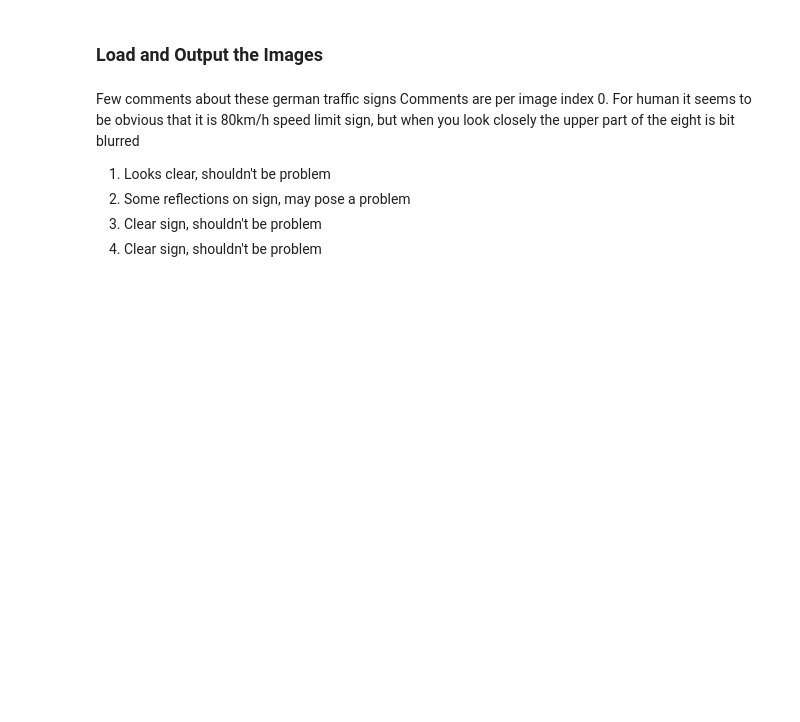
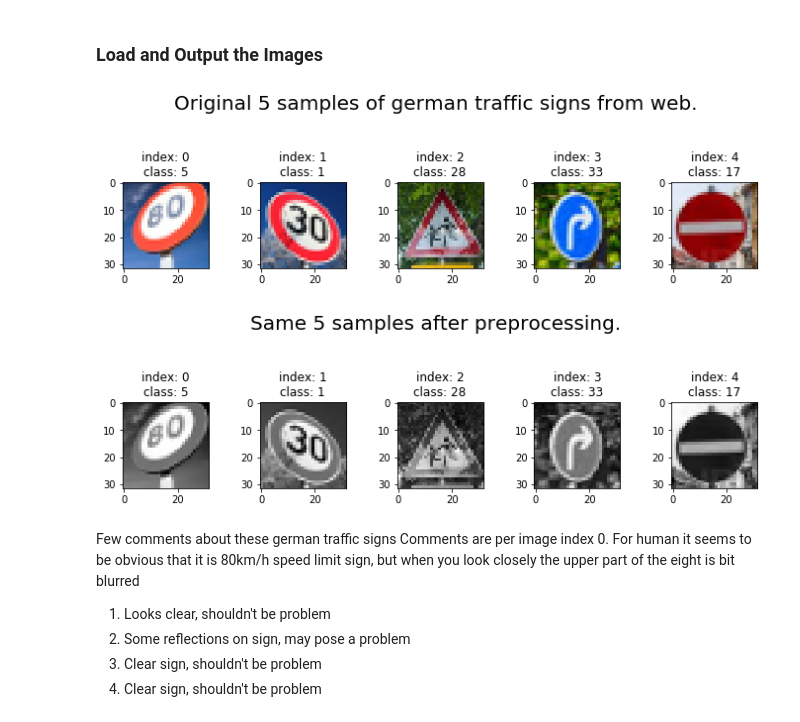
Before and after one commit to llahti/CarND-Traffic-Sign-Classifier-Project, a Jupyter notebook: Traffic_Sign_Classifier.ipynb, the cells around one changed output. Drawn from its saved outputs; the diff is of its cells as text; code cells hidden in the pictures; blank space fills up the shorter version.

```diff
--- a/Traffic_Sign_Classifier.ipynb
+++ b/Traffic_Sign_Classifier.ipynb
@@ -767,34 +891,39 @@ with open('signnames.csv', newline='') as csvfile:
 ### Load and Output the Images
 # %%
 # Load the images and plot them here.
-# Feel free to use as many code cells as needed.
-# import tensorflow as tf
+import tensorflow as tf
 
 import os, fnmatch
 from scipy import misc
 import numpy as np
 
 test_img_path = "./test_images/" # Test images are stored here
 
-X_test_images = []
-y_test_images = []
+X_test_images, y_test_images = [], []
 # Load image filenames and ClassIds from CSV file
 with open(test_img_path + "test_images.csv", newline='') as csvfile:
     headers = next(csvfile, None)
     for row in csv.reader(csvfile, delimiter=','):
         #sign_names[int(row['ClassId'])] = row['SignName']
         img = misc.imread(test_img_path + row[0])
         shape = img.shape
         # Ensure that image has correct shape
         assert(shape == (32, 32, 3)), "Shape of image file {} is {}, but (32, 32, 3) was expected".format(row[0], shape)
         X_test_images.append(img)
         y_test_images.append(row[1])
     X_test_images = np.array(X_test_images)
     y_test_images = np.array(y_test_images)
 
 # Show loaded test images from disk
 nsamples = len(X_test_images)
-show_samples(range(0, nsamples), X_test_images, y_test_images)
+# Show original images
+show_samples(range(0, nsamples), X_test_images, y_test_images, title="Original 5 samples of german traffic signs from web.")
+# Preprocess and show preprocessed images
+X_test_images = preprocess_tensor(X_test_images)
+show_samples(range(0, nsamples), X_test_images, y_test_images, title="Same 5 samples after preprocessing.")
+# %% [output]
+[figure, added]
+[figure, added]
 # %% [markdown]
 Few comments about these german traffic signs
 Comments are per image index
```
Also changed, not shown: parts of 27 cells of this notebook, 16 other files.
